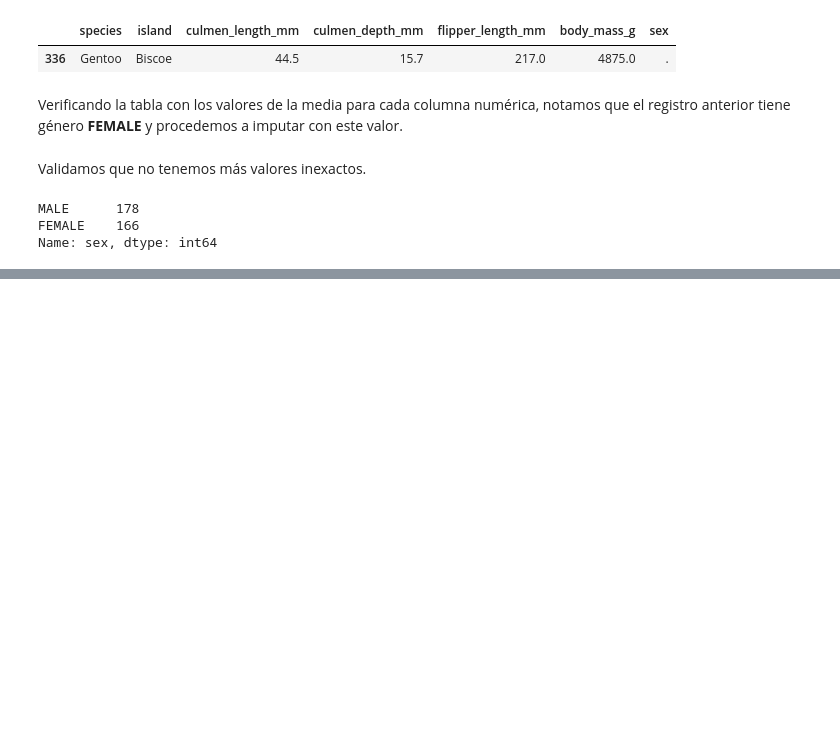
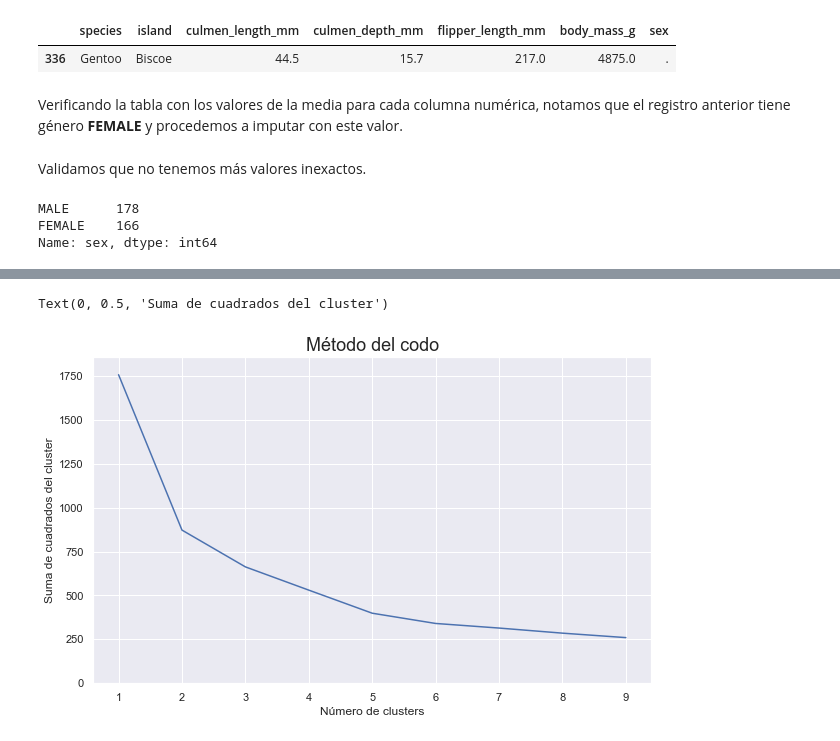
Before and after one commit to dazulu4/penguin-model, a Jupyter notebook: penguin_modeling.ipynb, the cells around one changed output, grey strips where cells are left out. Drawn from its saved outputs; the diff is of its cells as text; code cells hidden in the pictures; blank space fills up the shorter version.

```diff
--- a/penguin_soluction.ipynb
+++ b/penguin_modeling.ipynb
@@ -217,0 +272,9 @@ Name: sex, dtype: int64
+# %%
+cols_dummies = ['island{}'.format(i) for i in data.island.unique().tolist()] \
+               + ['sex{}'.format(i) for i in data.sex.unique().tolist()]
+
+# Codificación de las demás variables categóricas
+enc_dummies = OneHotEncoder()
+enc_dummies_res = enc_dummies.fit_transform(data[['island', 'sex']]).toarray()
+data_dummies = pd.DataFrame(data=enc_dummies_res, columns=cols_dummies)
+data_dummies.head()
@@ -217,0 +290,4 @@ Name: sex, dtype: int64
+# %%
+# Unimos todos los conjuntos de datos en un solo dataframe
+data_preprocessed = pd.concat([data_scaled,data_dummies,data_target],axis=1)
+data_preprocessed.head()
@@ -217,0 +303,4 @@ Name: sex, dtype: int64
+# %%
+X = data_preprocessed.drop(['species'],axis=1)
+y = data_preprocessed.species
+X.shape, y.shape
@@ -217,0 +312,22 @@ Name: sex, dtype: int64
+# %%
+range_values = range(1,10)
+sum_squares = []
+silhouette_coefs = []
+
+for i in range_values:
+    kmeans = KMeans(i)
+    kmeans.fit(X)
+    sum_squares.append(kmeans.inertia_)
+    labels = kmeans.labels_
+    if i > 1: silhouette_coefs.append(silhouette_score(X, labels, metric='euclidean'))
+    else: silhouette_coefs.append(0)
+# %%
+plt.figure(figsize=(10,6))
+plt.plot(range_values, sum_squares)
+plt.ylim([0,max(sum_squares)+100])
+plt.title('Método del codo',{'fontsize':18})
+plt.xlabel('Número de clusters')
+plt.ylabel('Suma de cuadrados del cluster')
+# %% [output]
+Text(0, 0.5, 'Suma de cuadrados del cluster')
+[figure, added]
```
Also changed, not shown: parts of 32 cells of this notebook, 1 other file.
